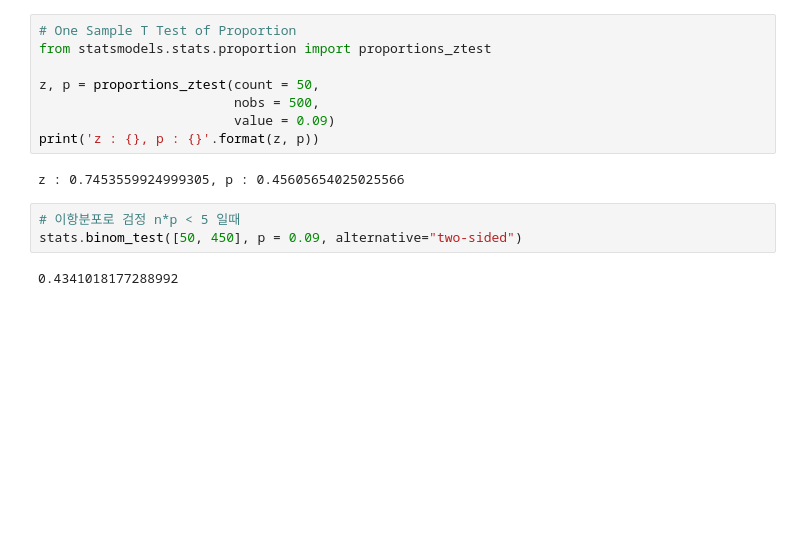
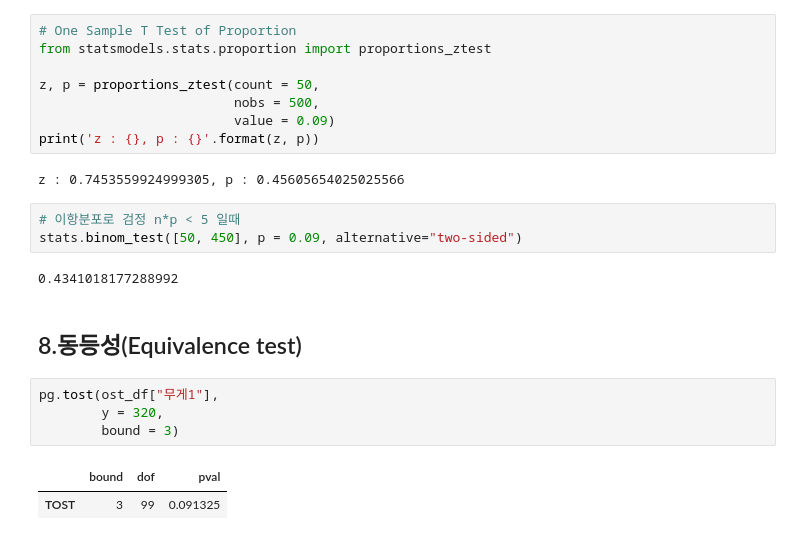
Before and after one commit to leecho-bigdata/statistics-python, a Jupyter notebook: source code/04_1.One Sample t-test.ipynb, the cells around one changed output. Saved outputs shown, nothing was run; the diff lists cells and outputs as text; blank space fills up the shorter version.

```diff
--- a/source code/04_1.One Sample t-test.ipynb
+++ b/source code/04_1.One Sample t-test.ipynb
@@ -260,3 +260,12 @@ z : 0.7453559924999305, p : 0.45605654025025566
 stats.binom_test([50, 450], p = 0.09, alternative="two-sided")
 # %% [output]
 0.4341018177288992
+# %% [markdown]
+## 8.동등성(Equivalence test)
+# %%
+pg.tost(ost_df["무게1"],
+        y = 320,
+        bound = 3)
+# %% [output]
+|  | bound | dof | pval |
+| TOST | 3 | 99 | 0.091325 |
```
Also changed, not shown: parts of 15 cells of this notebook, 3 other files.
